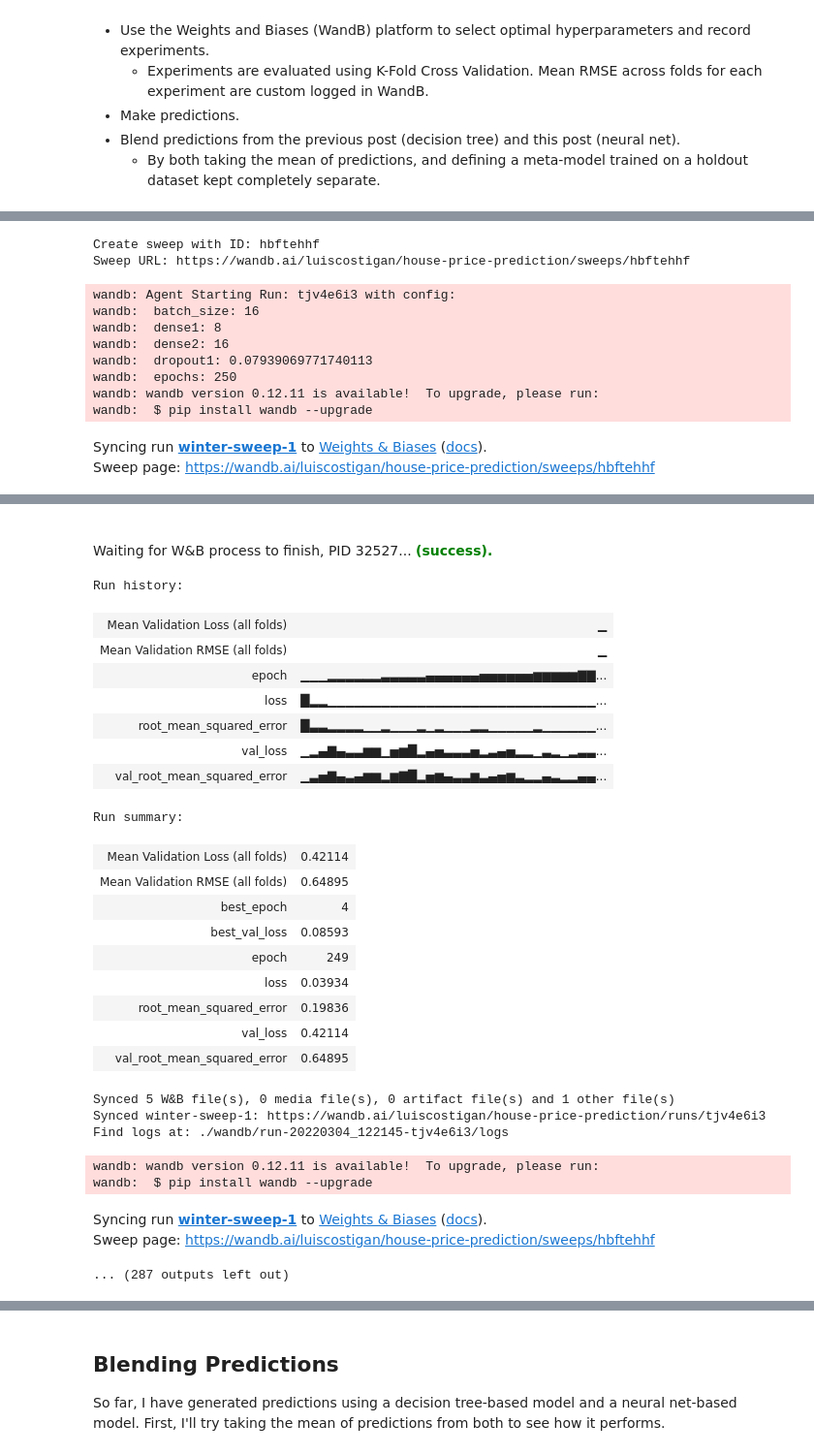
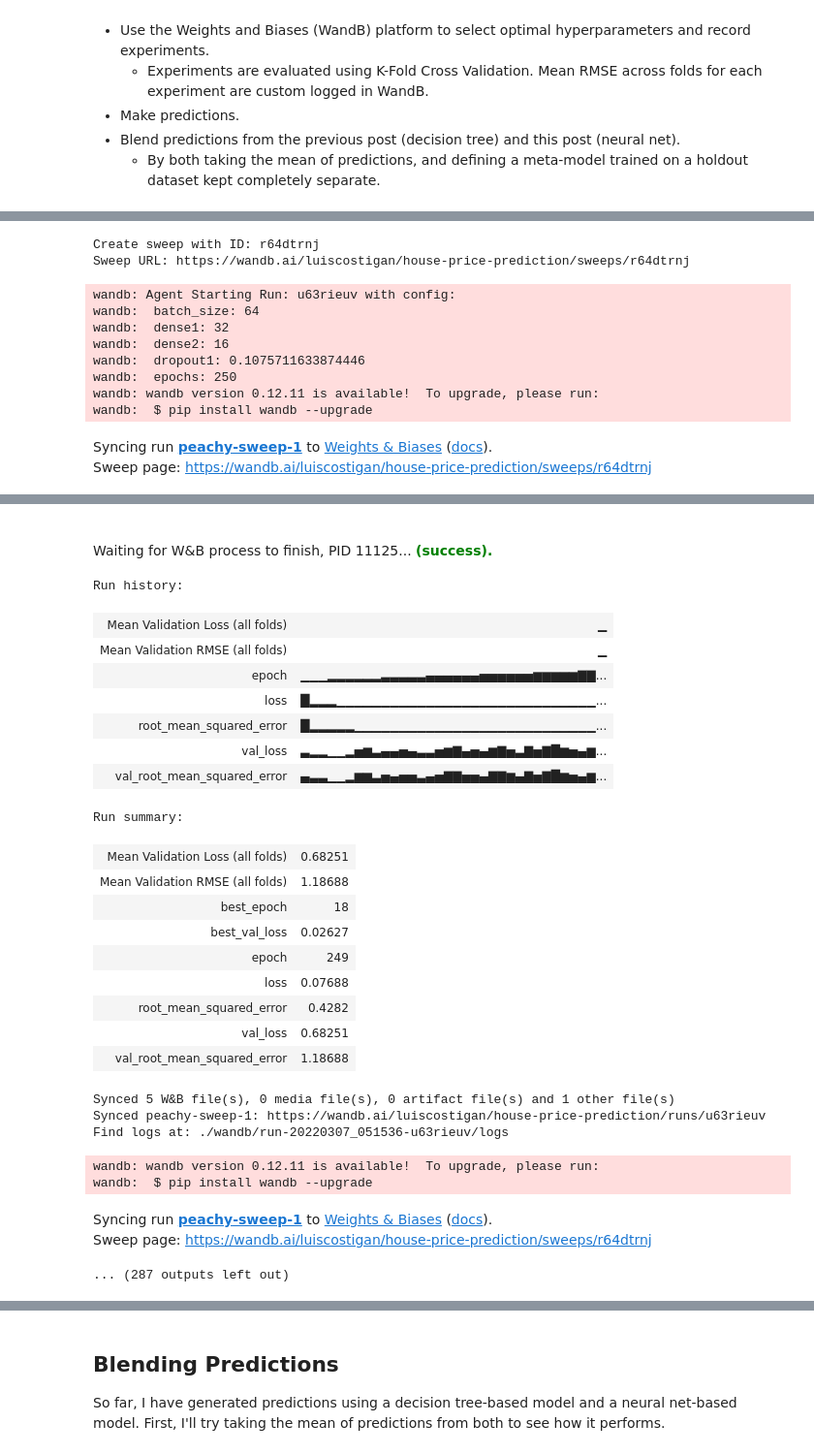
Before and after one commit to valencia21/data-science-projects, a Jupyter notebook: house-price-prediction/Models/tensorflow/tf_model_wrangling.ipynb, the cells around one changed output, grey strips where cells are left out. Shown at 97% size. Saved outputs shown, nothing was run; the diff lists cells and outputs as text; code cells hidden in the pictures.

```diff
--- a/house-price-prediction/Models/tensorflow/tf_model_wrangling.ipynb
+++ b/house-price-prediction/Models/tensorflow/tf_model_wrangling.ipynb
@@ -54,4 +58,0 @@ X_train, y_train, X_valid, y_valid, X_holdout, y_holdout, X_test, holdout_predic
-# %%
-# Log transforming SalePrice
-y_list = [y_train, y_valid, y_holdout]
-y_train, y_valid, y_holdout = [np.log(y) for y in y_list]
@@ -78,7 +75,7 @@ def create_model():
     model.add(Dropout(wandb.config.dropout1))
     model.add(Dense(wandb.config.dense2, activation='relu'))
     model.add(Dense(1))
-    model.compile(optimizer='rmsprop', loss="mse", metrics=[RootMeanSquaredError()])
+    model.compile(optimizer='rmsprop', loss=Huber(), metrics=[RootMeanSquaredError()])
 
     return model
 # %%
@@ -165,7 +162,7 @@ def train():
       print('Score per fold')
       for i in range(0, len(rmse_per_fold)):
         print('------------------------------------------------------------------------')
-        print(f'> Fold {i+1} - Loss: {loss_per_fold[i]} - RMSE: {rmse_per_fold[i]}%')
+        print(f'> Fold {i+1} - Loss: {loss_per_fold[i]} - RMSE: {rmse_per_fold[i]}')
       print('------------------------------------------------------------------------')
       print('Average scores for all folds:')
       print(f'> RMSE: {np.mean(rmse_per_fold)} (+- {np.std(rmse_per_fold)})')
@@ -179,19 +176,19 @@ def train():
 
 keras_sequential_sweep_1 = wandb.sweep(sweep_config, project="house-price-prediction", entity="luiscostigan")
 
-count = 20
+count = 10
 
 wandb.agent(keras_sequential_sweep_1, function=train, count=count)
 # %% [output]
-Create sweep with ID: hbftehhf
-Sweep URL: https://wandb.ai/luiscostigan/house-price-prediction/sweeps/hbftehhf
+Create sweep with ID: r64dtrnj
+Sweep URL: https://wandb.ai/luiscostigan/house-price-prediction/sweeps/r64dtrnj
-wandb: Agent Starting Run: tjv4e6i3 with config:
-wandb:  batch_size: 16
-wandb:  dense1: 8
+wandb: Agent Starting Run: u63rieuv with config:
+wandb:  batch_size: 64
+wandb:  dense1: 32
 wandb:  dense2: 16
-wandb:  dropout1: 0.07939069771740113
+wandb:  dropout1: 0.1075711633874446
 wandb:  epochs: 250
 wandb: wandb version 0.12.11 is available!  To upgrade, please run:
 wandb:  $ pip install wandb --upgrade
-Syncing run winter-sweep-1 to Weights & Biases (docs).
-Sweep page: https://wandb.ai/luiscostigan/house-price-prediction/sweeps/hbftehhf
+Syncing run peachy-sweep-1 to Weights & Biases (docs).
+Sweep page: https://wandb.ai/luiscostigan/house-price-prediction/sweeps/r64dtrnj
@@ -208,30 +205,30 @@ Average scores for all folds:
 ------------------------------------------------------------------------
-Waiting for W&B process to finish, PID 32527... (success).
+Waiting for W&B process to finish, PID 11125... (success).
 Run history:
 | Mean Validation Loss (all folds) | ▁ |
 | Mean Validation RMSE (all folds) | ▁ |
 | epoch | ▁▁▁▂▂▂▂▂▂▃▃▃▃▃▄▄▄▄▄▄▅▅▅▅▅▅▆▆▆▆▆▇▇... |
-| loss | █▂▂▁▁▁▁▁▁▁▁▁▁▁▁▁▁▁▁▁▁▁▁▁▁▁▁▁▁▁▁▁▁... |
-| root_mean_squared_error | █▃▃▂▂▂▂▁▁▂▁▁▁▂▁▂▁▁▁▂▂▁▁▁▁▁▂▁▁▁▁▁▁... |
-| val_loss | ▁▂▄▇▄▃▃▆▆▁▅▆█▂▄▅▃▃▃▅▂▃▄▅▂▂▁▃▂▁▂▃▃... |
-| val_root_mean_squared_error | ▁▃▅▇▄▃▄▆▆▂▆▇█▂▅▆▄▃▃▆▃▄▅▆▃▂▂▄▃▂▂▄▄... |
+| loss | █▂▂▂▁▁▁▁▁▁▁▁▁▁▁▁▁▁▁▁▁▁▁▁▁▁▁▁▁▁▁▁▁... |
+| root_mean_squared_error | █▂▂▂▂▂▁▁▁▁▁▁▁▁▁▁▁▁▁▁▁▁▁▁▁▁▁▁▁▁▁▁▁... |
+| val_loss | ▃▂▂▁▁▂▅▆▃▄▄▅▄▃▃▅▆▇▄▅▄▆▇▅▃▇▅▇█▆▅▄▆... |
+| val_root_mean_squared_error | ▄▃▃▁▁▂▆▆▃▅▄▅▅▃▄▅▇▇▅▅▄▇▇▆▄▇▅▇█▆▅▄▆... |
 Run summary:
-| Mean Validation Loss (all folds) | 0.42114 |
-| Mean Validation RMSE (all folds) | 0.64895 |
-| best_epoch | 4 |
-| best_val_loss | 0.08593 |
+| Mean Validation Loss (all folds) | 0.68251 |
+| Mean Validation RMSE (all folds) | 1.18688 |
+| best_epoch | 18 |
+| best_val_loss | 0.02627 |
 | epoch | 249 |
-| loss | 0.03934 |
-| root_mean_squared_error | 0.19836 |
-| val_loss | 0.42114 |
-| val_root_mean_squared_error | 0.64895 |
+| loss | 0.07688 |
+| root_mean_squared_error | 0.4282 |
+| val_loss | 0.68251 |
+| val_root_mean_squared_error | 1.18688 |
 Synced 5 W&B file(s), 0 media file(s), 0 artifact file(s) and 1 other file(s)
-Synced winter-sweep-1: https://wandb.ai/luiscostigan/house-price-prediction/runs/tjv4e6i3
-Find logs at: ./wandb/run-20220304_122145-tjv4e6i3/logs
+Synced peachy-sweep-1: https://wandb.ai/luiscostigan/house-price-prediction/runs/u63rieuv
+Find logs at: ./wandb/run-20220307_051536-u63rieuv/logs
 wandb: wandb version 0.12.11 is available!  To upgrade, please run:
 wandb:  $ pip install wandb --upgrade
-Syncing run winter-sweep-1 to Weights & Biases (docs).
-Sweep page: https://wandb.ai/luiscostigan/house-price-prediction/sweeps/hbftehhf
+Syncing run peachy-sweep-1 to Weights & Biases (docs).
+Sweep page: https://wandb.ai/luiscostigan/house-price-prediction/sweeps/r64dtrnj
 ... (287 outputs left out)
 # %% [markdown]
 Hyperparameter optimization and experiment recording all took place within the Weights and Biases platform. The set of hyperparametrs resulting in the lowest loss (in terms of RMSE) is noted in the top row of the image below:
```
Also changed, not shown: parts of 13 cells of this notebook, 1 other file.
